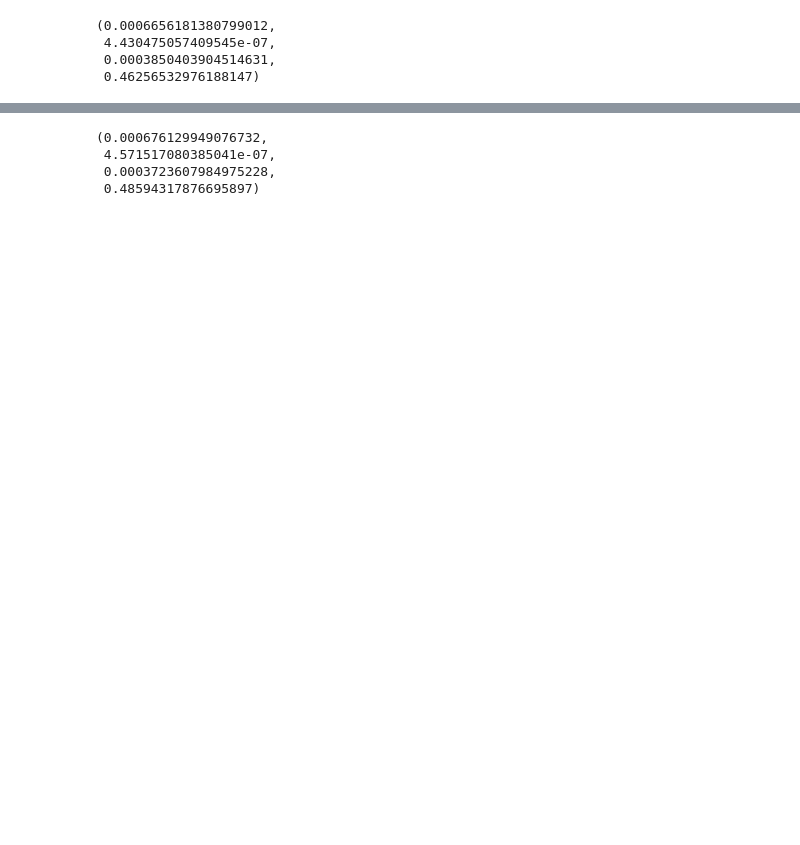
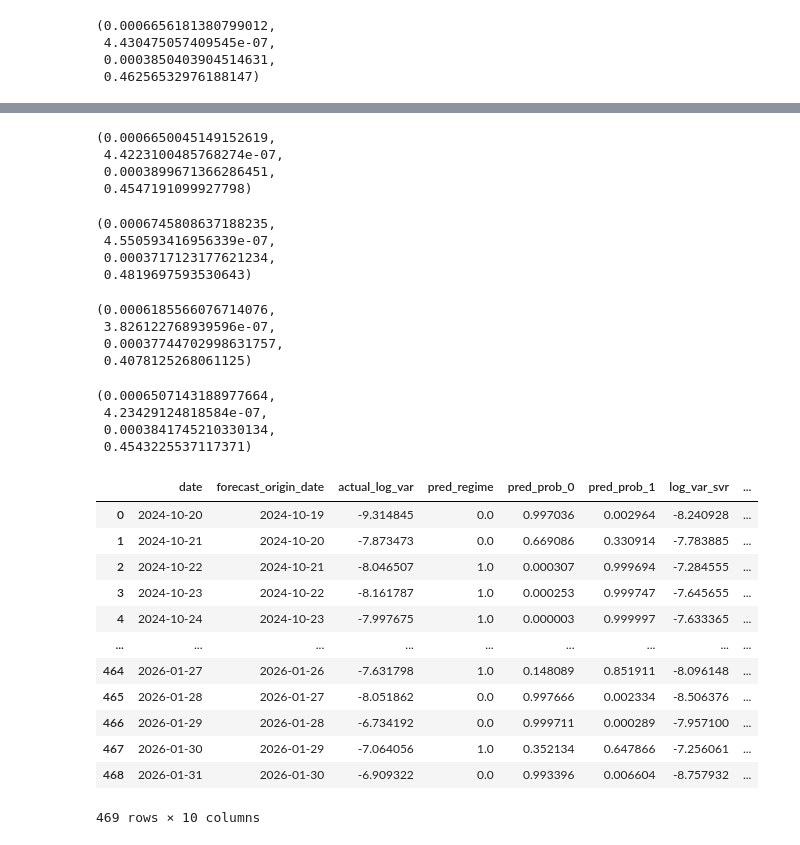
Before and after one commit to Therulow/DSE4211-GRP13, a Jupyter notebook: test_analysis.ipynb, the cells around one changed output, grey strips where cells are left out. Saved outputs shown, nothing was run; the diff lists cells and outputs as text; code cells hidden in the pictures; blank space fills up the shorter version.

```diff
--- a/test_analysis.ipynb
+++ b/test_analysis.ipynb
@@ -87,6 +120,23 @@ lstmsvr_rmse, lstmsvr_mse, lstmsvr_mape, lstmsvr_qlike
+# %%
+# test result from lstm-svr (augmented)
+test_lstmsvr_aug = pd.read_csv('lstm-regimeaware/results/lstm-svr2.csv')
+test_lstmsvr_aug['var_svr'] = np.exp(test_lstmsvr_aug['log_var_svr'])
+test_lstmsvr_aug['actual_var'] = np.exp(test_lstmsvr_aug['actual_log_var'])
+
+lstmsvr_aug_rmse = rmse(test_lstmsvr_aug['actual_var'], test_lstmsvr_aug['var_svr'])
+lstmsvr_aug_mse = mse(test_lstmsvr_aug['actual_var'], test_lstmsvr_aug['var_svr'])
+lstmsvr_aug_mape = mape(test_lstmsvr_aug['actual_var'], test_lstmsvr_aug['var_svr'])
+lstmsvr_aug_qlike = qlike(test_lstmsvr_aug['actual_var'], test_lstmsvr_aug['var_svr'])
+
+lstmsvr_aug_rmse, lstmsvr_aug_mse, lstmsvr_aug_mape, lstmsvr_aug_qlike
+# %% [output]
+(0.0006650045149152619,
+ 4.4223100485768274e-07,
+ 0.0003899671366286451,
+ 0.4547191099927798)
 # %%
 # test results from rf-svr
-test_rfsvr = pd.read_csv('rf-regimeaware/results/test_rf_results.csv')
+test_rfsvr = pd.read_csv('rf-regimeaware/results/rf-svr_results.csv')
 test_rfsvr['var_svr'] = np.exp(test_rfsvr['log_var_svr'])
 test_rfsvr['actual_var'] = np.exp(test_rfsvr['actual_log_var'])
 
@@ -97,7 +147,57 @@ rfsvr_qlike = qlike(test_rfsvr['actual_var'], test_rfsvr['var_svr'])
 
 rfsvr_rmse, rfsvr_mse, rfsvr_mape, rfsvr_qlike
 # %% [output]
-(0.000676129949076732,
- 4.571517080385041e-07,
- 0.0003723607984975228,
- 0.48594317876695897)
+(0.0006745808637188235,
+ 4.550593416956339e-07,
+ 0.0003717123177621234,
+ 0.4819697593530643)
+# %%
+# test results from rf-svr new
+test_rfsvr = pd.read_csv('rf-regimeaware/results/rf-svr3_results.csv')
+test_rfsvr['var_svr'] = np.exp(test_rfsvr['log_var_svr'])
+test_rfsvr['actual_var'] = np.exp(test_rfsvr['actual_log_var'])
+
+rfsvr_rmse = rmse(test_rfsvr['actual_var'], test_rfsvr['var_svr'])
+rfsvr_mse = mse(test_rfsvr['actual_var'], test_rfsvr['var_svr'])
+rfsvr_mape = mape(test_rfsvr['actual_var'], test_rfsvr['var_svr'])
+rfsvr_qlike = qlike(test_rfsvr['actual_var'], test_rfsvr['var_svr'])
+
+rfsvr_rmse, rfsvr_mse, rfsvr_mape, rfsvr_qlike
+# %% [output]
+(0.0006185566076714076,
+ 3.826122768939596e-07,
+ 0.00037744702998631757,
+ 0.4078125268061125)
+# %%
+# test results from rf-svr (augmented)
+test_rfsvr_aug = pd.read_csv('rf-regimeaware/results/rf-svr2_results.csv')
+test_rfsvr_aug['var_svr'] = np.exp(test_rfsvr_aug['log_var_svr'])
+test_rfsvr_aug['actual_var'] = np.exp(test_rfsvr_aug['actual_log_var'])
+
+rfsvr_aug_rmse = rmse(test_rfsvr_aug['actual_var'], test_rfsvr_aug['var_svr'])
+rfsvr_aug_mse = mse(test_rfsvr_aug['actual_var'], test_rfsvr_aug['var_svr'])
+rfsvr_aug_mape = mape(test_rfsvr_aug['actual_var'], test_rfsvr_aug['var_svr'])
+rfsvr_aug_qlike = qlike(test_rfsvr_aug['actual_var'], test_rfsvr_aug['var_svr'])
+
+rfsvr_aug_rmse, rfsvr_aug_mse, rfsvr_aug_mape, rfsvr_aug_qlike
+# %% [output]
+(0.0006507143188977664,
+ 4.23429124818584e-07,
+ 0.0003841745210330134,
+ 0.4543225537117371)
+# %%
+test_lstmsvr_aug
+# %% [output]
+|  | date | forecast_origin_date | actual_log_var | pred_regime | pred_prob_0 | pred_prob_1 | log_var_svr | ... |
+| 0 | 2024-10-20 | 2024-10-19 | -9.314845 | 0.0 | 0.997036 | 0.002964 | -8.240928 | ... |
+| 1 | 2024-10-21 | 2024-10-20 | -7.873473 | 0.0 | 0.669086 | 0.330914 | -7.783885 | ... |
+| 2 | 2024-10-22 | 2024-10-21 | -8.046507 | 1.0 | 0.000307 | 0.999694 | -7.284555 | ... |
+| 3 | 2024-10-23 | 2024-10-22 | -8.161787 | 1.0 | 0.000253 | 0.999747 | -7.645655 | ... |
+| 4 | 2024-10-24 | 2024-10-23 | -7.997675 | 1.0 | 0.000003 | 0.999997 | -7.633365 | ... |
+| ... | ... | ... | ... | ... | ... | ... | ... | ... |
+| 464 | 2026-01-27 | 2026-01-26 | -7.631798 | 1.0 | 0.148089 | 0.851911 | -8.096148 | ... |
+| 465 | 2026-01-28 | 2026-01-27 | -8.051862 | 0.0 | 0.997666 | 0.002334 | -8.506376 | ... |
+| 466 | 2026-01-29 | 2026-01-28 | -6.734192 | 0.0 | 0.999711 | 0.000289 | -7.957100 | ... |
+| 467 | 2026-01-30 | 2026-01-29 | -7.064056 | 1.0 | 0.352134 | 0.647866 | -7.256061 | ... |
+| 468 | 2026-01-31 | 2026-01-30 | -6.909322 | 0.0 | 0.993396 | 0.006604 | -8.757932 | ... |
+469 rows × 10 columns
```
Also changed, not shown: parts of 8 cells of this notebook.
